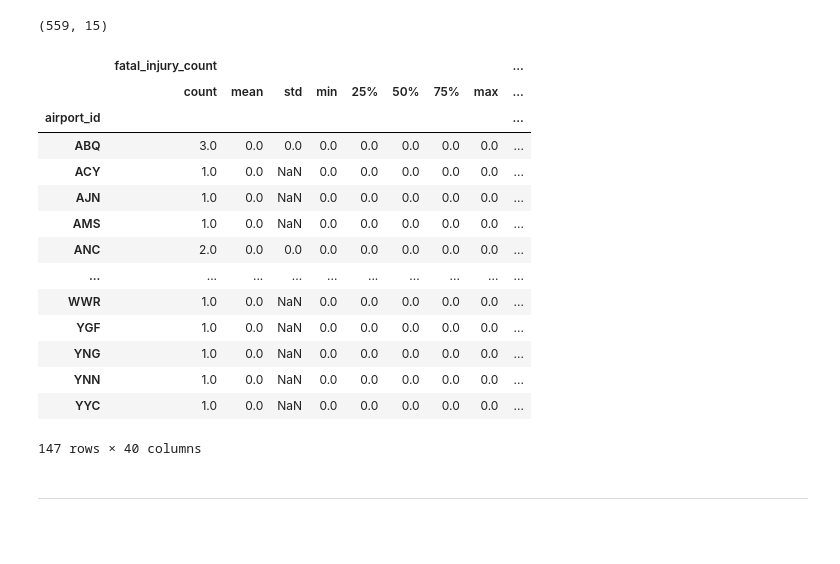
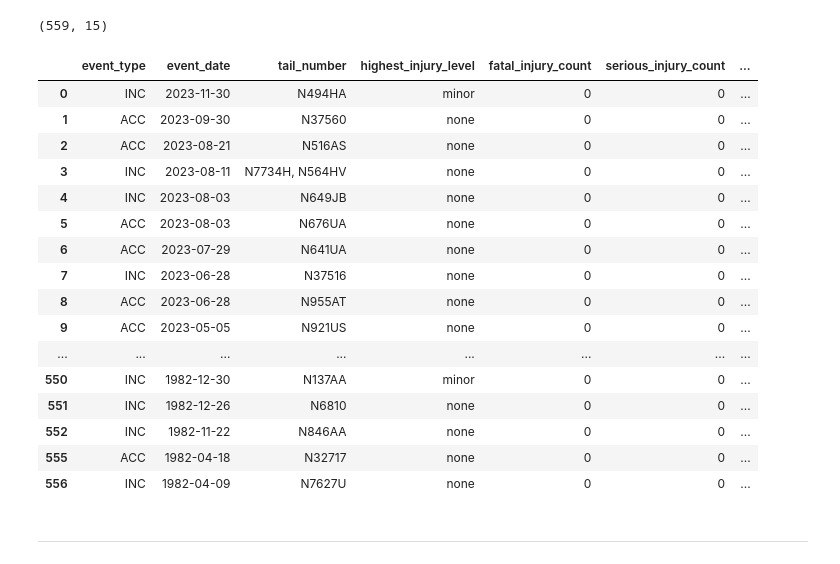
Before and after one commit to FragariaChemist/airline_safety, a Jupyter notebook: code/05_data_viz_hh.ipynb, the cells around one changed output. Cells and saved outputs as stored; diff of their text form; code cells hidden in the pictures; blank space fills up the shorter version.

```diff
--- a/code/05_data_viz_hh.ipynb
+++ b/code/05_data_viz_hh.ipynb
@@ -20,24 +20,28 @@ df.head()
 df.shape
 # %% [output]
 (559, 15)
+# %%
+pd.set_option('display.max_rows', 1000)
 # %%
-df.groupby(df['airport_id']).describe()
+df.groupby(df['airport_id']).head(5)
 # %% [output]
-|  | fatal_injury_count |  |  |  |  |  |  |  | ... |
-|  | count | mean | std | min | 25% | 50% | 75% | max | ... |
-| airport_id |  |  |  |  |  |  |  |  | ... |
-| ABQ | 3.0 | 0.0 | 0.0 | 0.0 | 0.0 | 0.0 | 0.0 | 0.0 | ... |
-| ACY | 1.0 | 0.0 | NaN | 0.0 | 0.0 | 0.0 | 0.0 | 0.0 | ... |
-| AJN | 1.0 | 0.0 | NaN | 0.0 | 0.0 | 0.0 | 0.0 | 0.0 | ... |
-| AMS | 1.0 | 0.0 | NaN | 0.0 | 0.0 | 0.0 | 0.0 | 0.0 | ... |
-| ANC | 2.0 | 0.0 | 0.0 | 0.0 | 0.0 | 0.0 | 0.0 | 0.0 | ... |
-| ... | ... | ... | ... | ... | ... | ... | ... | ... | ... |
-| WWR | 1.0 | 0.0 | NaN | 0.0 | 0.0 | 0.0 | 0.0 | 0.0 | ... |
-| YGF | 1.0 | 0.0 | NaN | 0.0 | 0.0 | 0.0 | 0.0 | 0.0 | ... |
-| YNG | 1.0 | 0.0 | NaN | 0.0 | 0.0 | 0.0 | 0.0 | 0.0 | ... |
-| YNN | 1.0 | 0.0 | NaN | 0.0 | 0.0 | 0.0 | 0.0 | 0.0 | ... |
-| YYC | 1.0 | 0.0 | NaN | 0.0 | 0.0 | 0.0 | 0.0 | 0.0 | ... |
+|  | event_type | event_date | tail_number | highest_injury_level | fatal_injury_count | serious_injury_count | ... |
+| 0 | INC | 2023-11-30 | N494HA | minor | 0 | 0 | ... |
+| 1 | ACC | 2023-09-30 | N37560 | none | 0 | 0 | ... |
+| 2 | ACC | 2023-08-21 | N516AS | none | 0 | 0 | ... |
+| 3 | INC | 2023-08-11 | N7734H, N564HV | none | 0 | 0 | ... |
+| 4 | INC | 2023-08-03 | N649JB | none | 0 | 0 | ... |
+| 5 | ACC | 2023-08-03 | N676UA | none | 0 | 0 | ... |
+| 6 | ACC | 2023-07-29 | N641UA | none | 0 | 0 | ... |
+| 7 | INC | 2023-06-28 | N37516 | none | 0 | 0 | ... |
+| 8 | ACC | 2023-06-28 | N955AT | none | 0 | 0 | ... |
+| 9 | ACC | 2023-05-05 | N921US | none | 0 | 0 | ... |
+| ... | ... | ... | ... | ... | ... | ... | ... |
+| 550 | INC | 1982-12-30 | N137AA | minor | 0 | 0 | ... |
+| 551 | INC | 1982-12-26 | N6810 | none | 0 | 0 | ... |
+| 552 | INC | 1982-11-22 | N846AA | none | 0 | 0 | ... |
+| 555 | ACC | 1982-04-18 | N32717 | none | 0 | 0 | ... |
+| 556 | INC | 1982-04-09 | N7627U | none | 0 | 0 | ... |
-147 rows × 40 columns
 # %% [markdown]
 ---
 # %% [markdown]
```
Also changed, not shown: parts of 4 cells of this notebook, 2 other files.
